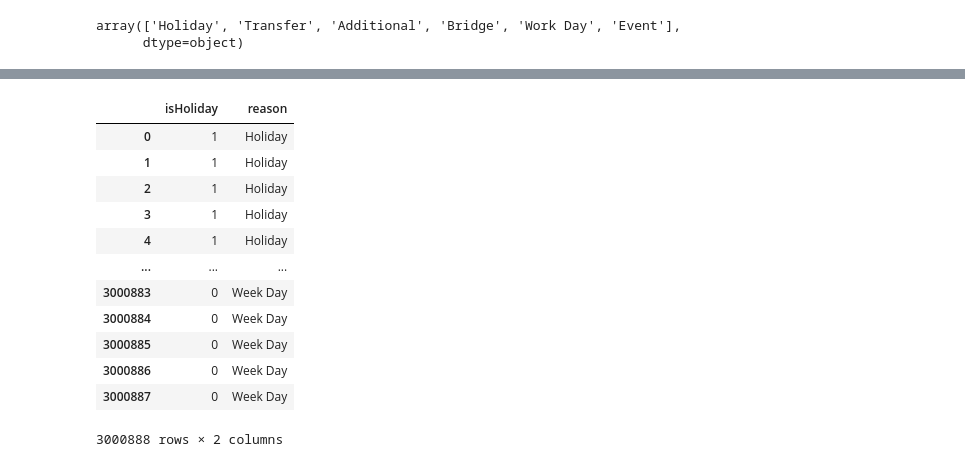
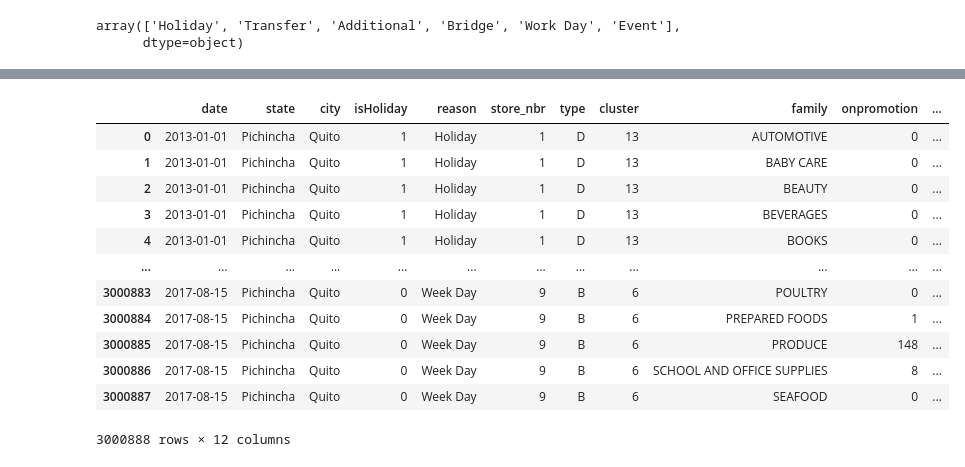
Before and after one commit to egesaygili/storesales, a Jupyter notebook: data_prep.ipynb, the cells around one changed output, grey strips where cells are left out. Drawn from its saved outputs; the diff is of its cells as text; code cells hidden in the pictures.

Commit message:
data_prep

```diff
--- a/data_prep.ipynb
+++ b/data_prep.ipynb
@@ -42,0 +83,4 @@ array(['Holiday', 'Transfer', 'Additional', 'Bridge', 'Work Day', 'Event'],
+# %%
+df_transactions = pd.read_csv("data/transactions.csv")
+df_transactions["date"] =  pd.to_datetime(df_transactions["date"])
+df_transactions
@@ -113,0 +148,3 @@ df = df_train_w_stores.copy()
+# %%
+df = df_train_w_stores[["date", "city", "state"]].drop_duplicates()
+df
@@ -116,18 +182,2 @@ new_cols = df.apply(get_holiday_info, holidays=df_holidays, axis=1)
-# %%
-new_cols
-# %% [output]
-|  | isHoliday | reason |
-| 0 | 1 | Holiday |
-| 1 | 1 | Holiday |
-| 2 | 1 | Holiday |
-| 3 | 1 | Holiday |
-| 4 | 1 | Holiday |
-| ... | ... | ... |
-| 3000883 | 0 | Week Day |
-| 3000884 | 0 | Week Day |
-| 3000885 | 0 | Week Day |
-| 3000886 | 0 | Week Day |
-| 3000887 | 0 | Week Day |
-3000888 rows × 2 columns
 # %%
 df_n = pd.concat([df, new_cols], axis=1)
@@ -135,0 +184,20 @@ df_n.to_pickle("sales_with_holiday_info.pkl")
+# %%
+df = pd.merge(df_train_w_stores, df_n, on=["date", "city", "state"], how="left")
+# %%
+df = pd.merge(df, df_transactions, on=["date", "store_nbr"], how="left")
+# %%
+df
+# %% [output]
+|  | date | state | city | isHoliday | reason | store_nbr | type | cluster | family | onpromotion | ... |
+| 0 | 2013-01-01 | Pichincha | Quito | 1 | Holiday | 1 | D | 13 | AUTOMOTIVE | 0 | ... |
+| 1 | 2013-01-01 | Pichincha | Quito | 1 | Holiday | 1 | D | 13 | BABY CARE | 0 | ... |
+| 2 | 2013-01-01 | Pichincha | Quito | 1 | Holiday | 1 | D | 13 | BEAUTY | 0 | ... |
+| 3 | 2013-01-01 | Pichincha | Quito | 1 | Holiday | 1 | D | 13 | BEVERAGES | 0 | ... |
+| 4 | 2013-01-01 | Pichincha | Quito | 1 | Holiday | 1 | D | 13 | BOOKS | 0 | ... |
+| ... | ... | ... | ... | ... | ... | ... | ... | ... | ... | ... | ... |
+| 3000883 | 2017-08-15 | Pichincha | Quito | 0 | Week Day | 9 | B | 6 | POULTRY | 0 | ... |
+| 3000884 | 2017-08-15 | Pichincha | Quito | 0 | Week Day | 9 | B | 6 | PREPARED FOODS | 1 | ... |
+| 3000885 | 2017-08-15 | Pichincha | Quito | 0 | Week Day | 9 | B | 6 | PRODUCE | 148 | ... |
+| 3000886 | 2017-08-15 | Pichincha | Quito | 0 | Week Day | 9 | B | 6 | SCHOOL AND OFFICE SUPPLIES | 8 | ... |
+| 3000887 | 2017-08-15 | Pichincha | Quito | 0 | Week Day | 9 | B | 6 | SEAFOOD | 0 | ... |
+3000888 rows × 12 columns
```
Also changed, not shown: parts of 24 cells of this notebook, 1 other file.
